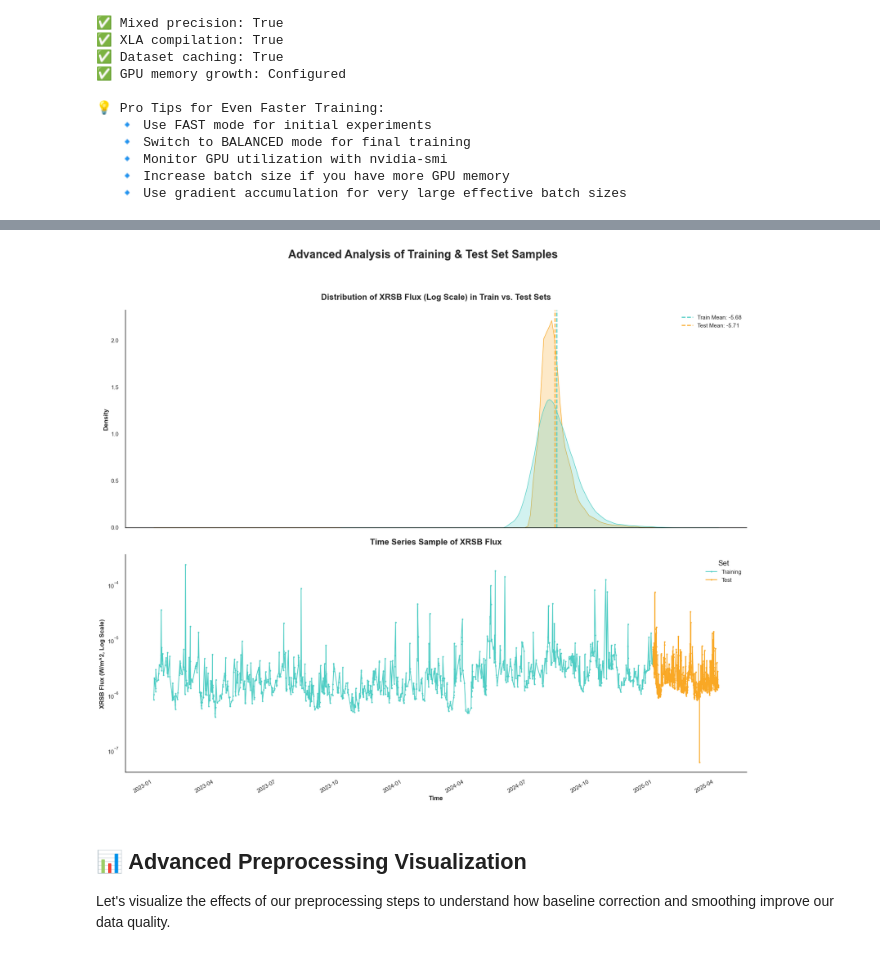
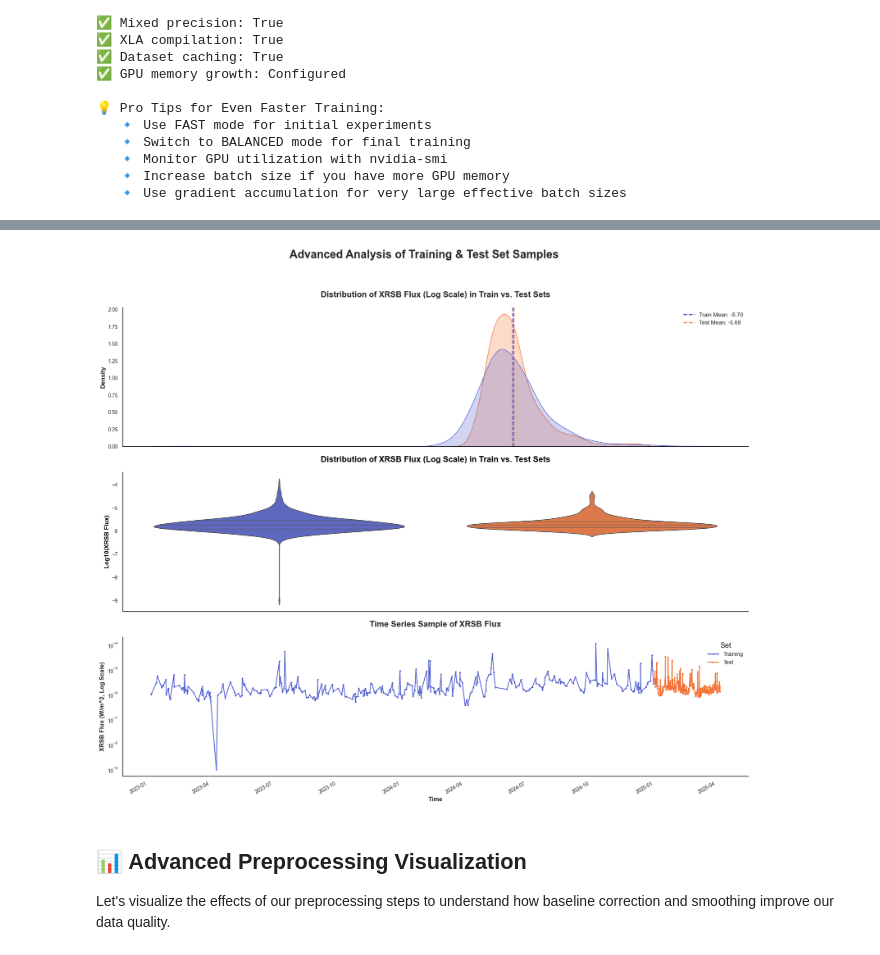
Before and after one commit to pretamdas007/solar_flare_analysis, a Jupyter notebook: Solar_Flare_Detection_Analysis.ipynb, the cells around one changed output, grey strips where cells are left out. Cells and saved outputs as stored; diff of their text form; code cells hidden in the pictures.

```diff
--- a/Solar_Flare_Detection_Analysis.ipynb
+++ b/Solar_Flare_Detection_Analysis.ipynb
@@ -639,22 +636,22 @@ except Exception as e:
 if 'train_data' in locals() and 'test_data' in locals():
     # Define a professional color palette
     palette = {
-        'Training': '#4ECDC4',  # Teal
-        'Test': '#F9A825'      # Amber
+        'Training': "#4E5BCD",  # Teal
+        'Test': "#F47033"      # Amber
     }
 
     # Combine data for easier plotting
     train_data['Set'] = 'Training'
     test_data['Set'] = 'Test'
     # Use smaller samples for visualization to avoid clutter and improve performance
-    train_sample = train_data.sample(n=min(50000, len(train_data)), random_state=42)
-    test_sample = test_data.sample(n=min(50000, len(test_data)), random_state=42)
+    train_sample = train_data.sample(n=min(700, len(train_data)), random_state=42)
+    test_sample = test_data.sample(n=min(700, len(test_data)), random_state=42)
     combined_data = pd.concat([train_sample, test_sample]).reset_index(drop=True)
     combined_data['log_flux'] = np.log10(combined_data['xrsb_flux_observed'].replace(0, 1e-12))
 
     # Setup the plot
     plt.style.use('seaborn-v0_8-ticks')
-    fig, axes = plt.subplots(2, 1, figsize=(18, 16))
+    fig, axes = plt.subplots(3, 1, figsize=(18, 16))
     fig.suptitle('Advanced Analysis of Training & Test Set Samples', fontsize=22, fontweight='bold', y=0.98)
 
     # 1. Distribution Plot (KDE) with Annotations
@@ -663,36 +660,44 @@ if 'train_data' in locals() and 'test_data' in locals():
     ax1.set_title('Distribution of XRSB Flux (Log Scale) in Train vs. Test Sets', fontsize=16, fontweight='bold', pad=20)
     ax1.set_xlabel('Log10(XRSB Flux)', fontsize=12, fontweight='semibold')
     ax1.set_ylabel('Density', fontsize=12, fontweight='semibold')
 
     # Add mean lines for comparison
     mean_train = combined_data[combined_data['Set'] == 'Training']['log_flux'].mean()
     mean_test = combined_data[combined_data['Set'] == 'Test']['log_flux'].mean()
     ax1.axvline(mean_train, color=palette['Training'], linestyle='--', lw=2, label=f'Train Mean: {mean_train:.2f}')
     ax1.axvline(mean_test, color=palette['Test'], linestyle='--', lw=2, label=f'Test Mean: {mean_test:.2f}')
     ax1.legend()
 
+
+    # 2. Distribution Violin Plot with Annotations
+    ax1 = axes[1]
+    sns.violinplot(data=combined_data, x='Set', y='log_flux', hue='Set',
+    ax=ax1, palette=palette, inner='quartile', legend=False)
+    ax1.set_title('Distribution of XRSB Flux (Log Scale) in Train vs. Test Sets', fontsize=16, fontweight='bold', pad=20, color='black')
+    ax1.set_xlabel('Dataset', fontsize=12, fontweight='semibold', color='black')
+    ax1.set_ylabel('Log10(XRSB Flux)', fontsize=12, fontweight='semibold',color='black')
     # 2. Time Series Sample Plot with Enhanced Aesthetics
-    ax2 = axes[1]
-    ts_sample = combined_data.sample(n=2000, random_state=42).sort_values('time_tag').reset_index(drop=True)
+    ax2 = axes[2]
+    ts_sample = combined_data.sample(n=700, random_state=42).sort_values('time_tag').reset_index(drop=True)
     sns.lineplot(data=ts_sample, x='time_tag', y='xrsb_flux_observed', hue='Set', ax=ax2, palette=palette, lw=1.5, marker='o', markersize=3, markeredgecolor='none')
     ax2.set_yscale('log')
     ax2.set_title('Time Series Sample of XRSB Flux', fontsize=16, fontweight='bold', pad=20)
     ax2.set_xlabel('Time', fontsize=12, fontweight='semibold')
     ax2.set_ylabel('XRSB Flux (W/m^2, Log Scale)', fontsize=12, fontweight='semibold')
     fig.autofmt_xdate() # Auto-formats the x-axis labels (e.g., rotation)
 
     # Despine and finalize layout
     sns.despine()
     plt.tight_layout(rect=[0, 0.03, 1, 0.95])
     plt.show()
 
     # Clean up the 'Set' column
     del train_data['Set']
     del test_data['Set']
 else:
     print("Please run the data loading cell (Cell 41) first.")
 # %% [output]
-[figure, old version]
+[figure, new version]
 # %% [markdown]
 ## 📊 Advanced Preprocessing Visualization
 
```
Also changed, not shown: parts of 15 cells of this notebook, 2 other files.
